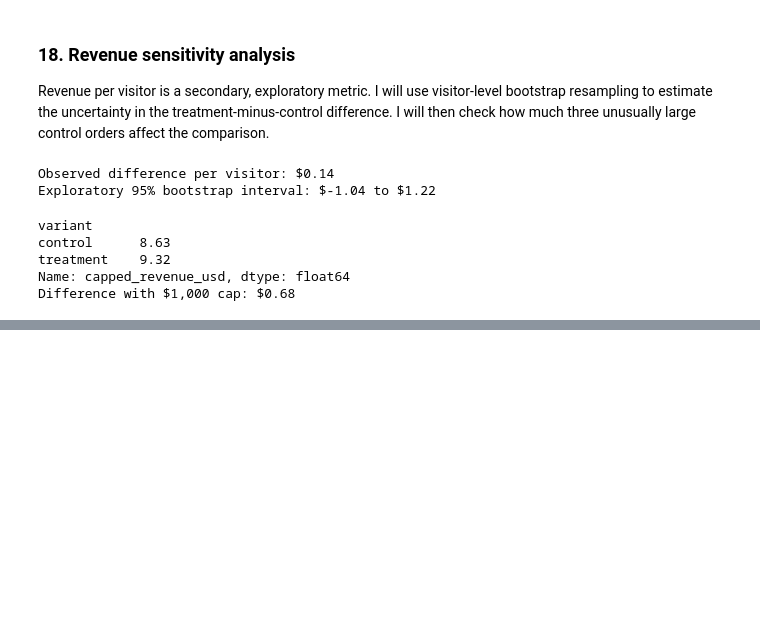
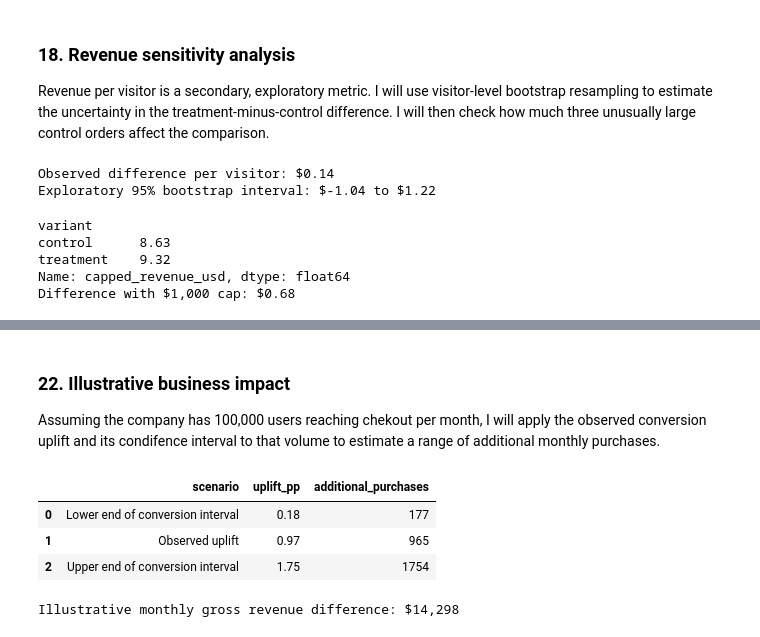
Before and after one commit to mrsmv/ab-testing-checkout-analysis, a Jupyter notebook: 2_notebooks/ab_testing_analysis.ipynb, the cells around one changed output, grey strips where cells are left out. Cells and saved outputs as stored; diff of their text form; code cells hidden in the pictures; blank space fills up the shorter version.

```diff
--- a/2_notebooks/ab_testing_analysis.ipynb
+++ b/2_notebooks/ab_testing_analysis.ipynb
@@ -648,0 +724,52 @@ The observed treatment-minus-control revenue difference is approximately +$0.14
+# %% [markdown]
+### 22. Illustrative business impact
+Assuming the company has 100,000 users reaching chekout per month, I will apply the observed conversion uplift and its condifence interval to that volume to estimate a range of additional monthly purchases.
+# %%
+monthly_checkout_visitors = 100_000
+
+observed_uplift = (
+    conversion_summary.loc["treatment", "conversion_rate"]
+    - conversion_summary.loc["control", "conversion_rate"]
+)
+
+impact_scenarios = pd.DataFrame({
+    "scenario": [
+        "Lower end of conversion interval",
+        "Observed uplift",
+        "Upper end of conversion interval"
+    ],
+    "conversion_uplift": [
+        ci_lower,
+        observed_uplift,
+        ci_upper
+    ]
+})
+
+impact_scenarios["uplift_pp"] = (
+    impact_scenarios["conversion_uplift"] * 100
+)
+
+impact_scenarios["additional_purchases"] = (
+    impact_scenarios["conversion_uplift"]
+    * monthly_checkout_visitors
+).round().astype(int)
+
+impact_scenarios[
+    ["scenario", "uplift_pp", "additional_purchases"]
+].round(2)
+# %% [output]
+|  | scenario | uplift_pp | additional_purchases |
+| 0 | Lower end of conversion interval | 0.18 | 177 |
+| 1 | Observed uplift | 0.97 | 965 |
+| 2 | Upper end of conversion interval | 1.75 | 1754 |
+# %%
+obsrved_revenue_difference = (
+    treatment_rpv - control_rpv
+) *  monthly_checkout_visitors
+
+print(
+    "Illustrative monthly gross revenue difference: "
+    f"${obsrved_revenue_difference:,.0f}"
+)
+# %% [output]
+Illustrative monthly gross revenue difference: $14,298
```
Also changed, not shown: parts of 7 cells of this notebook.
